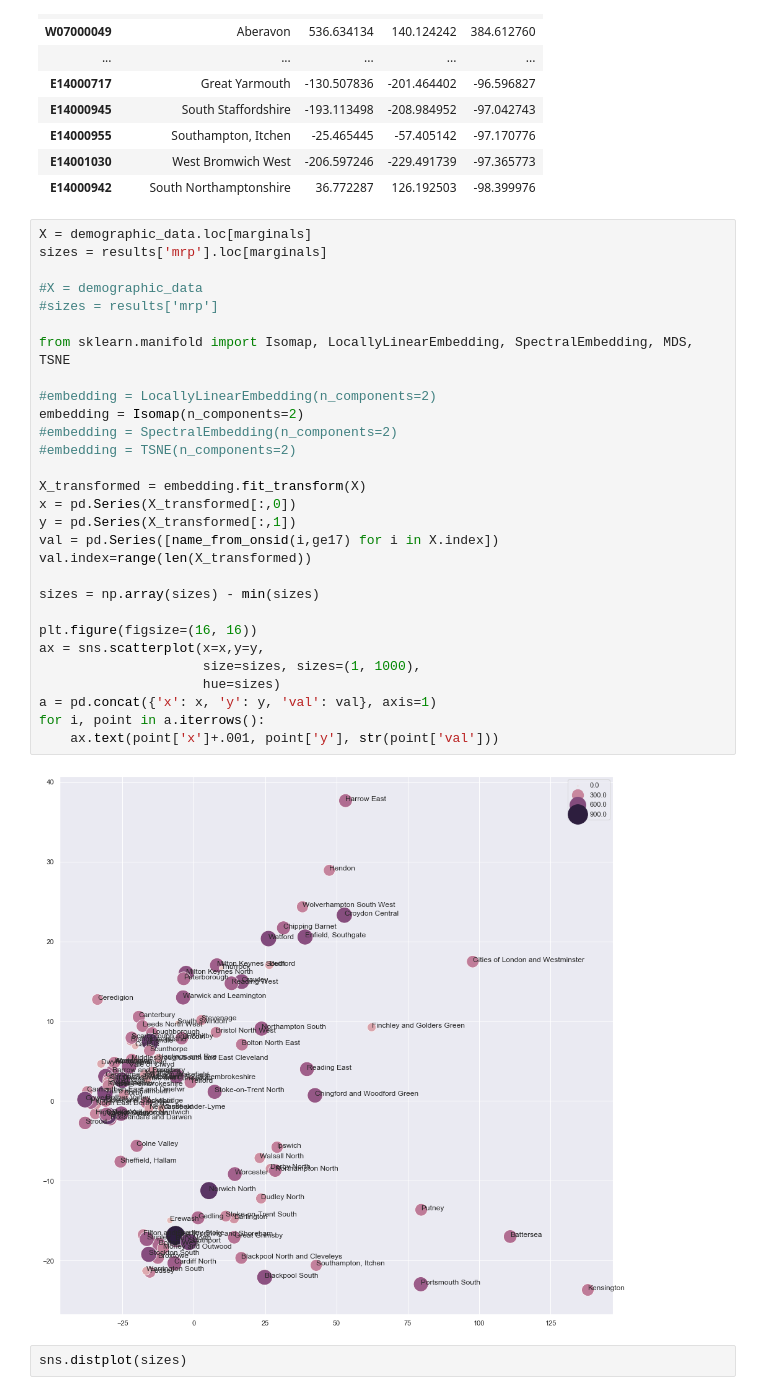
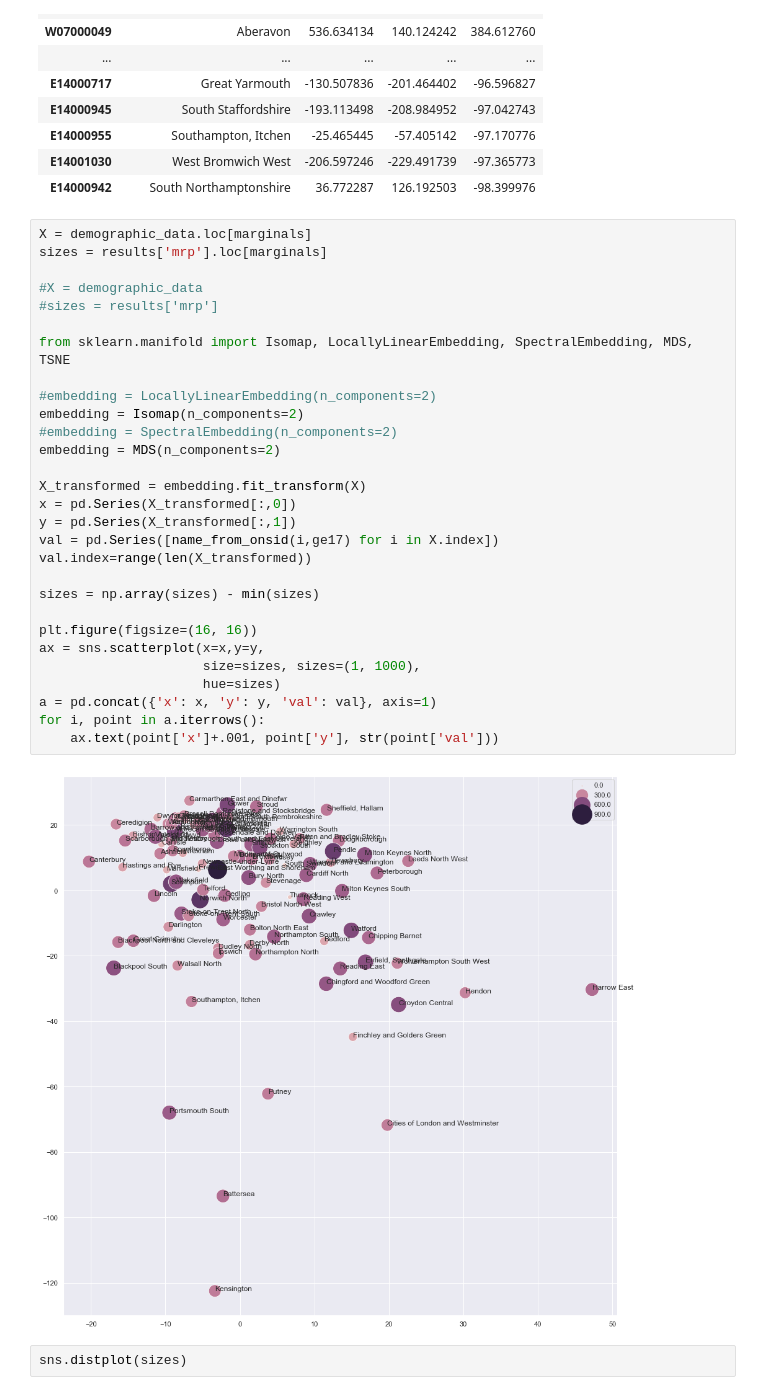
Before and after one commit to velocirobbie/labour-campaigns, a Jupyter notebook: distance_method.ipynb, the cells around one changed output. Saved outputs shown, nothing was run; the diff lists cells and outputs as text.

```diff
--- a/distance_method.ipynb
+++ b/distance_method.ipynb
@@ -159,34 +159,34 @@ results.sort_values('mrp',ascending=False)
 # %%
 X = demographic_data.loc[marginals]
 sizes = results['mrp'].loc[marginals]
 
 #X = demographic_data
 #sizes = results['mrp']
 
 from sklearn.manifold import Isomap, LocallyLinearEmbedding, SpectralEmbedding, MDS, TSNE
 
 #embedding = LocallyLinearEmbedding(n_components=2)
 embedding = Isomap(n_components=2)
 #embedding = SpectralEmbedding(n_components=2)
-#embedding = TSNE(n_components=2)
+embedding = MDS(n_components=2)
 
 X_transformed = embedding.fit_transform(X)
 x = pd.Series(X_transformed[:,0])
 y = pd.Series(X_transformed[:,1])
 val = pd.Series([name_from_onsid(i,ge17) for i in X.index])
 val.index=range(len(X_transformed))
 
 sizes = np.array(sizes) - min(sizes)
 
 plt.figure(figsize=(16, 16))
 ax = sns.scatterplot(x=x,y=y,
                      size=sizes, sizes=(1, 1000),
                      hue=sizes)
 a = pd.concat({'x': x, 'y': y, 'val': val}, axis=1)
 for i, point in a.iterrows():
     ax.text(point['x']+.001, point['y'], str(point['val']))
 # %% [output]
-[figure, old version]
+[figure, new version]
 # %%
 sns.distplot(sizes)
 # %% [output]
```
Also changed, not shown: 3 other files.
